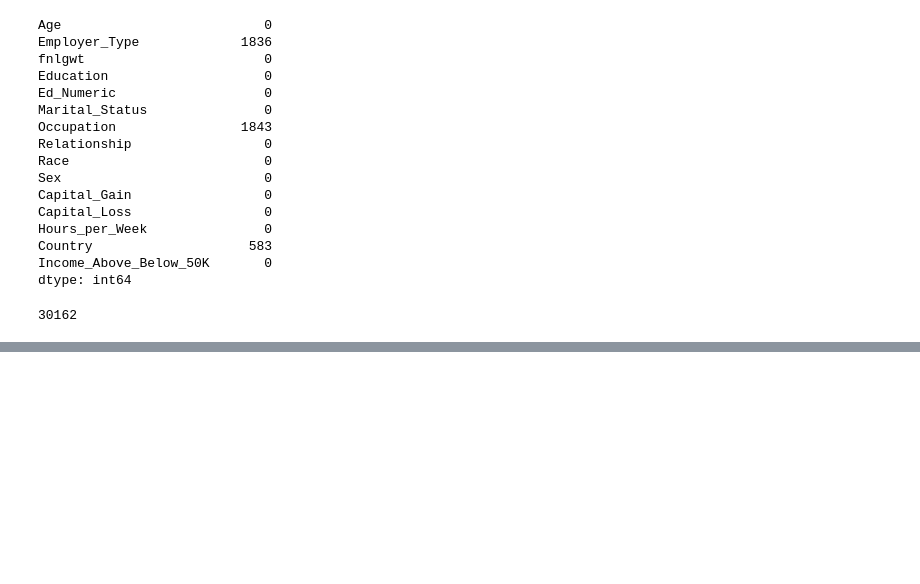
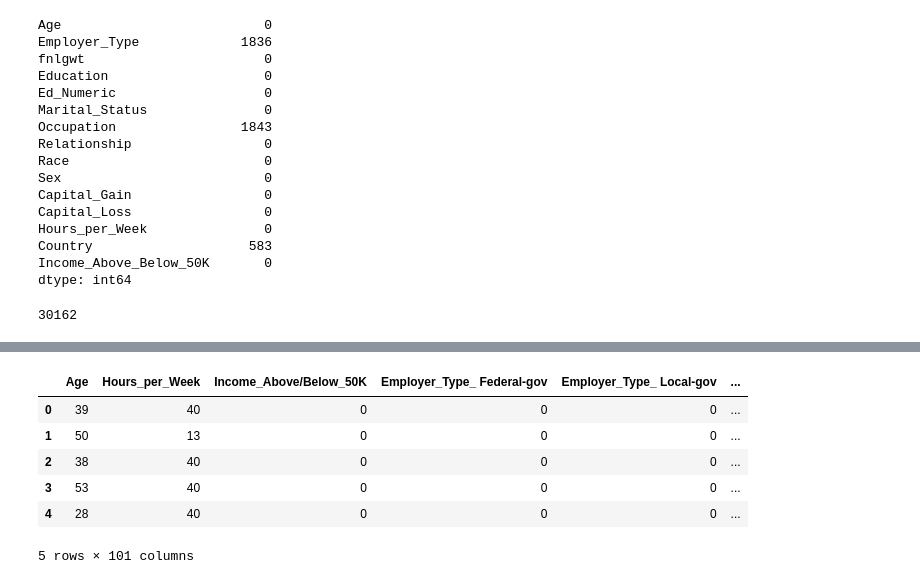
Before and after one commit to SindhujaJayakumar/AdultIncome-Prediction, a Jupyter notebook: US_income.ipynb, the cells around one changed output, grey strips where cells are left out. Cells and saved outputs as stored; diff of their text form; code cells hidden in the pictures; blank space fills up the shorter version.

Commit message:
one-hot encoding

```diff
--- a/US_income.ipynb
+++ b/US_income.ipynb
@@ -130,0 +152,19 @@ df.head(10)
+# %%
+# Re-cast categorical columns using one-hot encoding
+df = pd.get_dummies(df, columns=['Employer_Type',
+                                 'Education',
+                                 'Marital_Status',
+                                 'Occupation',
+                                 'Relationship',
+                                 'Race',
+                                 'Sex',
+                                 'Country'])
+df.head()
+# %% [output]
+|  | Age | Hours_per_Week | Income_Above/Below_50K | Employer_Type_ Federal-gov | Employer_Type_ Local-gov | ... |
+| 0 | 39 | 40 | 0 | 0 | 0 | ... |
+| 1 | 50 | 13 | 0 | 0 | 0 | ... |
+| 2 | 38 | 40 | 0 | 0 | 0 | ... |
+| 3 | 53 | 40 | 0 | 0 | 0 | ... |
+| 4 | 28 | 40 | 0 | 0 | 0 | ... |
+5 rows × 101 columns
```
Also changed, not shown: parts of 4 cells of this notebook.
